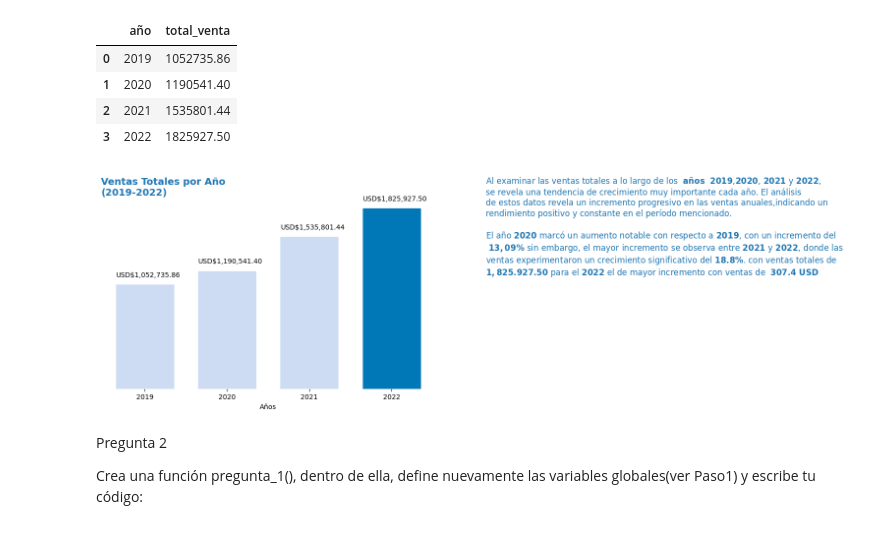
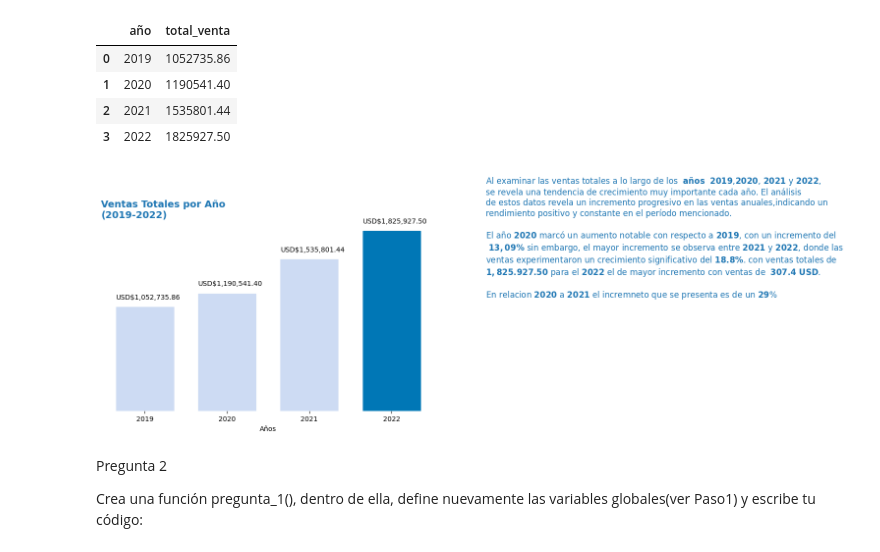
Before and after one commit to RaulCabreraUtria/supermarketanalisis, a Jupyter notebook: SuperMarket.ipynb, the cells around one changed output. Cells and saved outputs as stored; diff of their text form; code cells hidden in the pictures.

```diff
--- a/SuperMarket.ipynb
+++ b/SuperMarket.ipynb
@@ -447,35 +447,36 @@ for bar in ax[0].patches:
    ##print(val_conve)
    ##print('Mayor encontrado')
    bar.set_color('#0077b6')
    #qtd = f"{'USD$'}{valor}\n"
    qtd = f"{'USD'}{val_conve}\n"
    ax[0].text(bar.get_x()-0.35+bar.get_width()/2,valor,qtd)
   else:
       bar.set_color('#CDDBF3')
       ##qtd = f"{'USD$'}{valor}\n"
       qtd = f"{'USD'}{val_conve}\n"
       ax[0].text(bar.get_x()-0.35+bar.get_width()/2,valor,qtd)
 
  ##Colocamos informacion de analisis
 texto = ( "Al examinar las ventas totales a lo largo de los  $\\mathbf{años}$  $\\mathbf{2019}$,$\\mathbf{2020}$, $\\mathbf{2021}$ y $\\mathbf{2022}$,\n"
              "se revela una tendencia de crecimiento muy importante cada año. El análisis\n"
             "de estos datos revela un incremento progresivo en las ventas anuales,indicando un \n"
             "rendimiento positivo y constante en el período mencionado.\n\n"
             "El año $\\mathbf{2020}$ marcó un aumento notable con respecto a $\\mathbf{2019}$, con un incremento del\n"
             " $\\mathbf{13,09\\%}$ sin embargo, el mayor incremento se observa entre $\\mathbf{2021}$ y $\\mathbf{2022}$, donde las\n"
             "ventas experimentaron un crecimiento significativo del $\\mathbf{18.8\\%}$. con ventas totales de \n"
-          "$\\mathbf{1,825.927.50}$ para el $\\mathbf{2022}$ el de mayor incremento con ventas de  $\\mathbf{307.4}$ $\\mathbf{USD}$"
+          "$\\mathbf{1,825.927.50}$ para el $\\mathbf{2022}$ el de mayor incremento con ventas de  $\\mathbf{307.4}$ $\\mathbf{USD}$.\n"
+           "\nEn relacion $\\mathbf{2020}$ a $\\mathbf{2021}$ el incremneto que se presenta es de un $\\mathbf{29}$%"
             )
 
 ax[1].text(0.1,0.6,texto,ha='left',fontdict = {'fontsize':12, 'color':'tab:blue'})
 ax[1].get_yaxis().set_visible(False)
 ax[1].get_xaxis().set_visible(False)
 ax[1].spines['top'].set_color('none')
 ax[1].spines['bottom'].set_color('none')
 ax[1].spines['left'].set_color('none')
 ax[1].spines['right'].set_color('none')
 # %% [output]
-[figure, old version]
+[figure, new version]
 # %% [markdown]
 Pregunta 2
 
```
Also changed, not shown: parts of 3 cells of this notebook.
